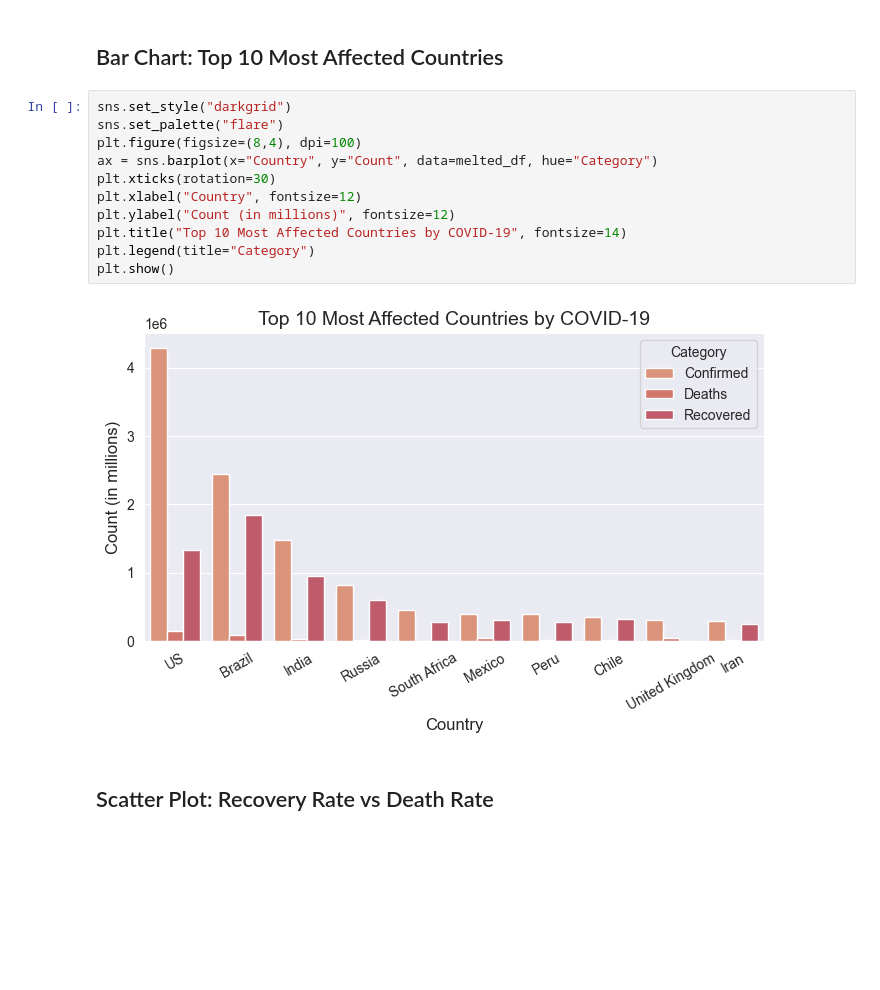
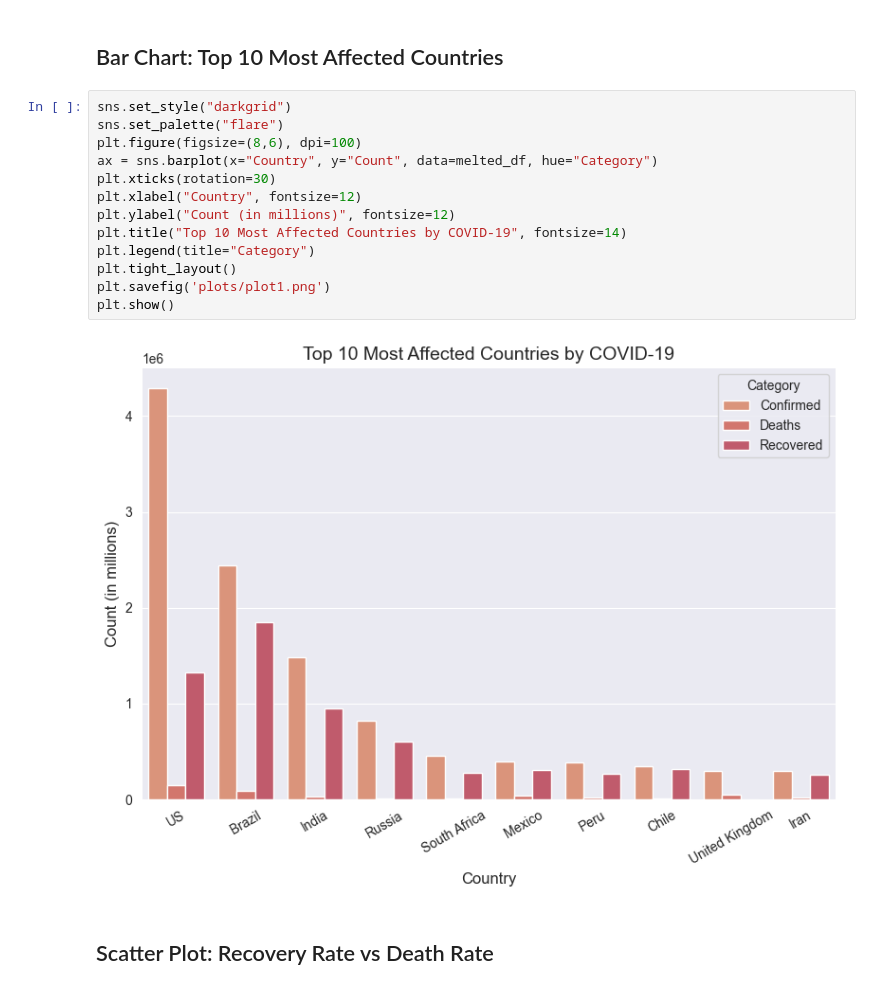
Before and after one commit to magdalena-ivanova-ds/EDA-Projects, a Jupyter notebook: covid_19/covid.ipynb, the cells around one changed output. Drawn from its saved outputs; the diff is of its cells as text; blank space fills up the shorter version.

```diff
--- a/covid_19/covid.ipynb
+++ b/covid_19/covid.ipynb
@@ -77,16 +77,18 @@ melted_df.head()
 # %%
 sns.set_style("darkgrid")
 sns.set_palette("flare")
-plt.figure(figsize=(8,4), dpi=100)
+plt.figure(figsize=(8,6), dpi=100)
 ax = sns.barplot(x="Country", y="Count", data=melted_df, hue="Category")
 plt.xticks(rotation=30)
 plt.xlabel("Country", fontsize=12)
 plt.ylabel("Count (in millions)", fontsize=12)
 plt.title("Top 10 Most Affected Countries by COVID-19", fontsize=14)
 plt.legend(title="Category")
+plt.tight_layout()
+plt.savefig('plots/plot1.png')
 plt.show()
 # %% [output]
-[figure, old version]
+[figure, new version]
 # %% [markdown]
 ## Scatter Plot: Recovery Rate vs Death Rate
 # %%
```
Also changed, not shown: parts of 5 cells of this notebook.
